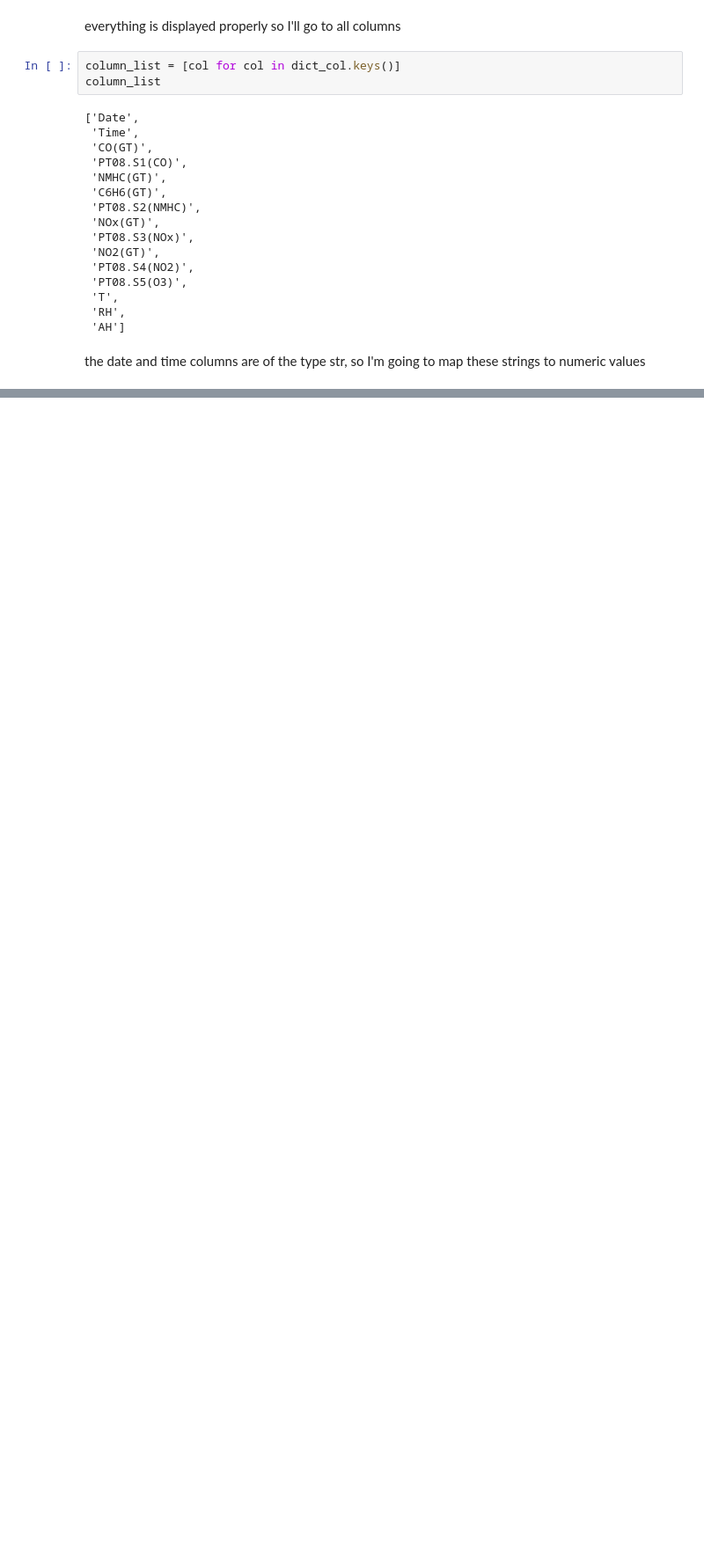
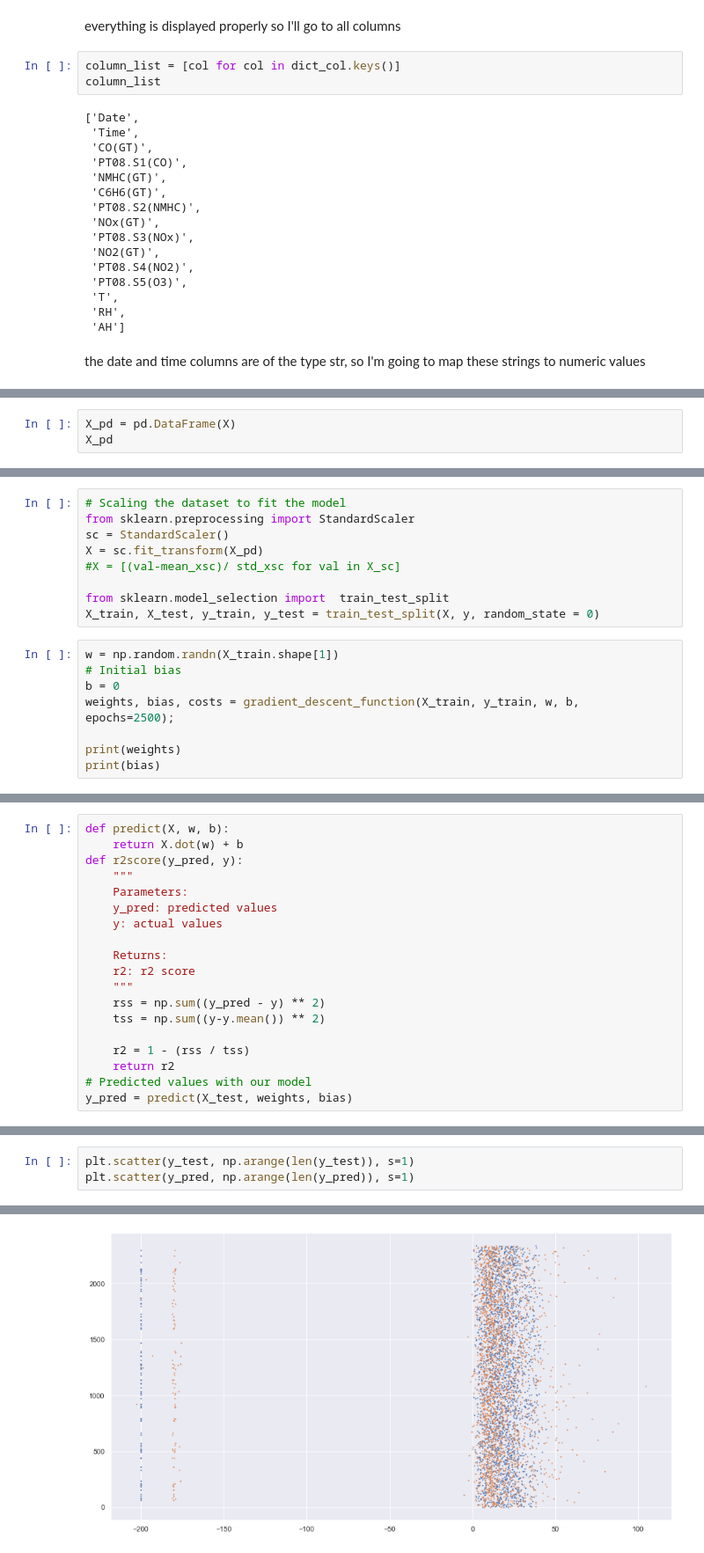
Before and after one commit to Krystiankr/ML-LinearRegression, a Jupyter notebook: AIR.ipynb, the cells around one changed output, grey strips where cells are left out. Shown: that part at 88% size. Cells and saved outputs as stored; diff of their text form; blank space fills up the shorter version.

```diff
--- a/AIR.ipynb
+++ b/AIR.ipynb
@@ -405,0 +484,3 @@ mapping(time)
+# %%
+X_pd = pd.DataFrame(X)
+X_pd
@@ -405,0 +501,17 @@ mapping(time)
+# %%
+# Scaling the dataset to fit the model
+from sklearn.preprocessing import StandardScaler
+sc = StandardScaler()
+X = sc.fit_transform(X_pd)
+#X = [(val-mean_xsc)/ std_xsc for val in X_sc]
+
+from sklearn.model_selection import  train_test_split
+X_train, X_test, y_train, y_test = train_test_split(X, y, random_state = 0)
+# %%
+w = np.random.randn(X_train.shape[1])
+# Initial bias
+b = 0
+weights, bias, costs = gradient_descent_function(X_train, y_train, w, b, epochs=2500);
+
+print(weights)
+print(bias)
@@ -405,0 +521,19 @@ mapping(time)
+# %%
+def predict(X, w, b):
+    return X.dot(w) + b
+def r2score(y_pred, y):
+    """
+    Parameters:
+    y_pred: predicted values
+    y: actual values
+
+    Returns:
+    r2: r2 score
+    """
+    rss = np.sum((y_pred - y) ** 2)
+    tss = np.sum((y-y.mean()) ** 2)
+
+    r2 = 1 - (rss / tss)
+    return r2
+# Predicted values with our model
+y_pred = predict(X_test, weights, bias)
@@ -405,0 +545,4 @@ mapping(time)
+# %%
+plt.scatter(y_test, np.arange(len(y_test)), s=1)
+plt.scatter(y_pred, np.arange(len(y_pred)), s=1)
+# %% [output]
@@ -405,0 +550 @@ mapping(time)
+[figure, added]
```
Also changed, not shown: parts of 26 cells of this notebook.
